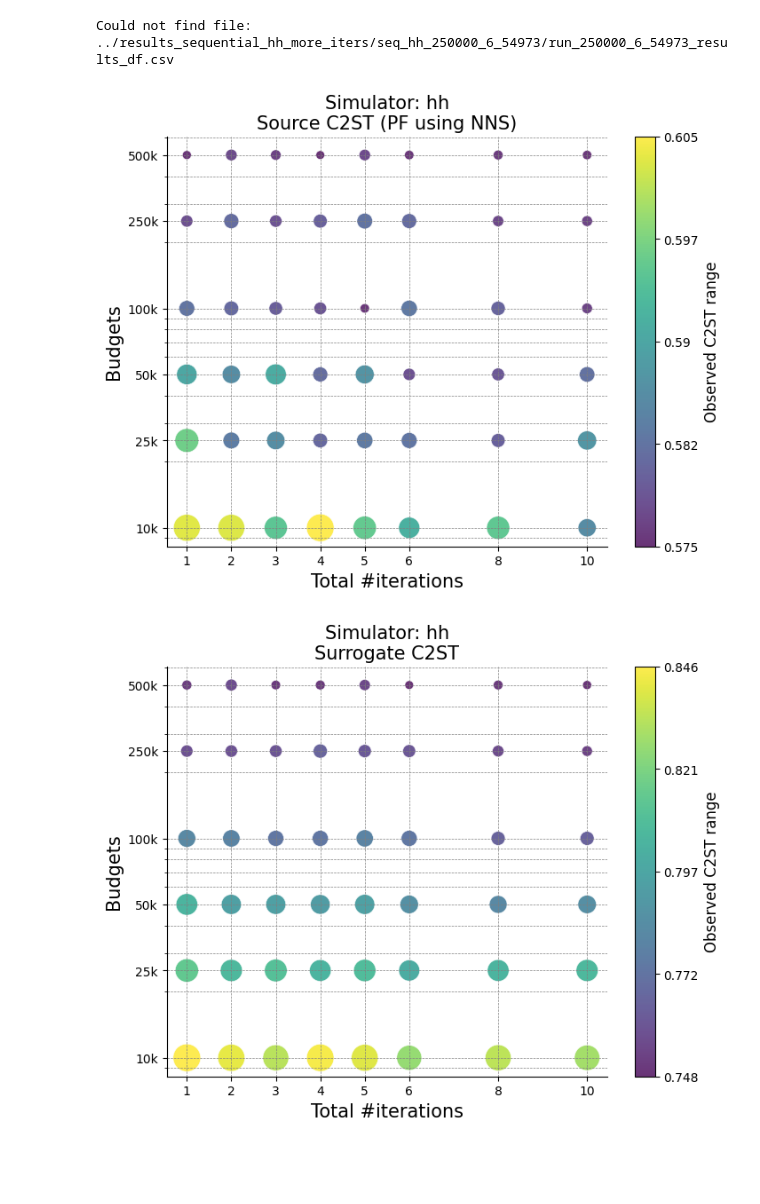
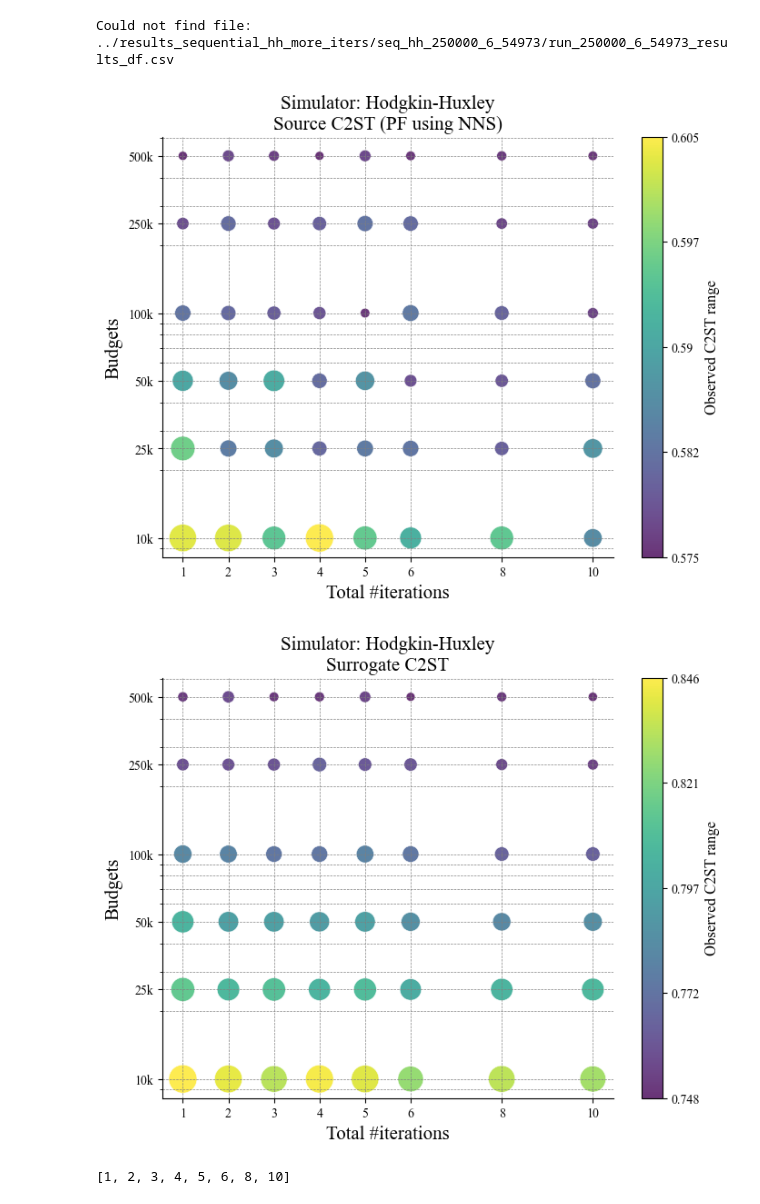
Before and after one commit to mackelab/sourcerer-sequential, a Jupyter notebook: results_analysis/naive_seq_benchmark_results_hh.ipynb, the cells around one changed output. Drawn from its saved outputs; the diff is of its cells as text; code cells hidden in the pictures; blank space fills up the shorter version.

Commit message:
budget efficiency plots

```diff
--- a/results_analysis/naive_seq_benchmark_results_hh.ipynb
+++ b/results_analysis/naive_seq_benchmark_results_hh.ipynb
@@ -15,7 +15,9 @@ from omegaconf import OmegaConf as OC
 # %%
 import matplotlib
 # matplotlib.rcParams['lines.linewidth'] = 2
-matplotlib.rcParams['font.family'] = "sans-serif"
+# matplotlib.rcParams['font.family'] = "sans-serif"
+matplotlib.rcParams['font.family'] = "Times New Roman" # to match ICLR template
+# matplotlib.rcParams['font.family'] = "Helvetica"
 # matplotlib.rcParams['legend.fontsize'] = 15
 # matplotlib.rcParams['axes.labelsize'] = 15
 # matplotlib.rcParams['xtick.labelsize'] = 15
@@ -605,35 +648,35 @@ scatter = plt.scatter(
 
 
 # Step 4: Customize gridlines
 plt.xticks(x)  # Set ticks for x-axis at specific x values
 plt.yticks(y)  # Set ticks for y-axis at specific y values
 plt.grid(visible=True, which='both', axis='both', color='gray', linestyle='--', linewidth=0.5)
 
 # Add a colorbar for reference
 # plt.colorbar(scatter, label='Normalized Value')
 # Step 4: Adjust the colorbar to reflect original values
 cbar = plt.colorbar(scatter, label='Observed C2ST range')
 cbar.set_label('Observed C2ST range', fontsize=12)
 cbar.set_ticks([0, 0.25, 0.5, 0.75, 1.0])  # Adjust ticks for normalized colors
 cbar.set_ticklabels(np.linspace(values_flat.min(), values_flat.max(), 5).round(3))  # Map to original range
 
 # Label the axes
 ax.set_yscale('log')
 original_ticks = y
 ax.set_yticks(original_ticks)  # Add the original y-values
 # ax.get_yaxis().set_major_formatter(plt.ScalarFormatter())  # Use scalar format (no scientific notation)
 ax.get_yaxis().set_major_formatter(FuncFormatter(format_ticks))
 
 
 plt.xlabel("Total #iterations", fontsize=15)
 plt.ylabel("Budgets", fontsize=15)
-plt.title(f"Simulator: {simulator}\n{METRICS_LABELS[metric_name]}", fontsize=15)
+plt.title(f"Simulator: Hodgkin-Huxley\n{METRICS_LABELS[metric_name]}", fontsize=15)
 
 # Display the plot
 # plt.show()
 plt.savefig(f"./figures/{simulator}_bubble_chart_{METRICS_NAMES[metric_idx]}.pdf")
 # %% [output]
-[figure, old version]
+[figure, new version]
 # %%
 # Your dataset
 x = np.array(ALL_ITERS)
@@ -698,10 +741,14 @@ ax.get_yaxis().set_major_formatter(FuncFormatter(format_ticks))
 
 plt.xlabel("Total #iterations", fontsize=15)
 plt.ylabel("Budgets", fontsize=15)
-plt.title(f"Simulator: {simulator}\n{METRICS_LABELS[metric_name]}", fontsize=15)
+plt.title(f"Simulator: Hodgkin-Huxley\n{METRICS_LABELS[metric_name]}", fontsize=15)
 
 # Display the plot
 # plt.show()
 plt.savefig(f"./figures/{simulator}_bubble_chart_{METRICS_NAMES[metric_idx]}.pdf")
 # %% [output]
-[figure, old version]
+[figure, new version]
+# %%
+ITERS[::-1]
+# %% [output]
+[1, 2, 3, 4, 5, 6, 8, 10]
```
Also changed, not shown: parts of 23 cells of this notebook, 1 other file.
